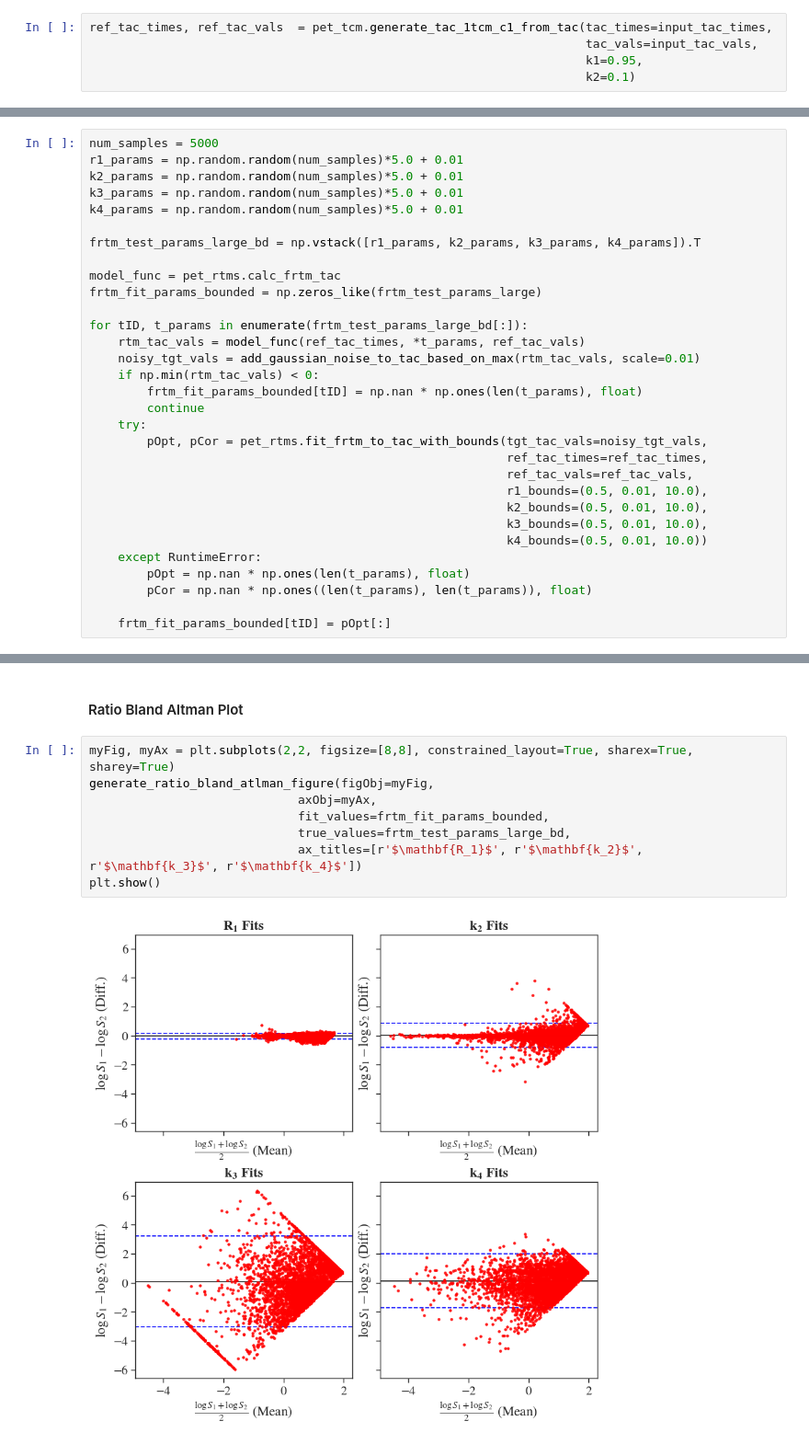
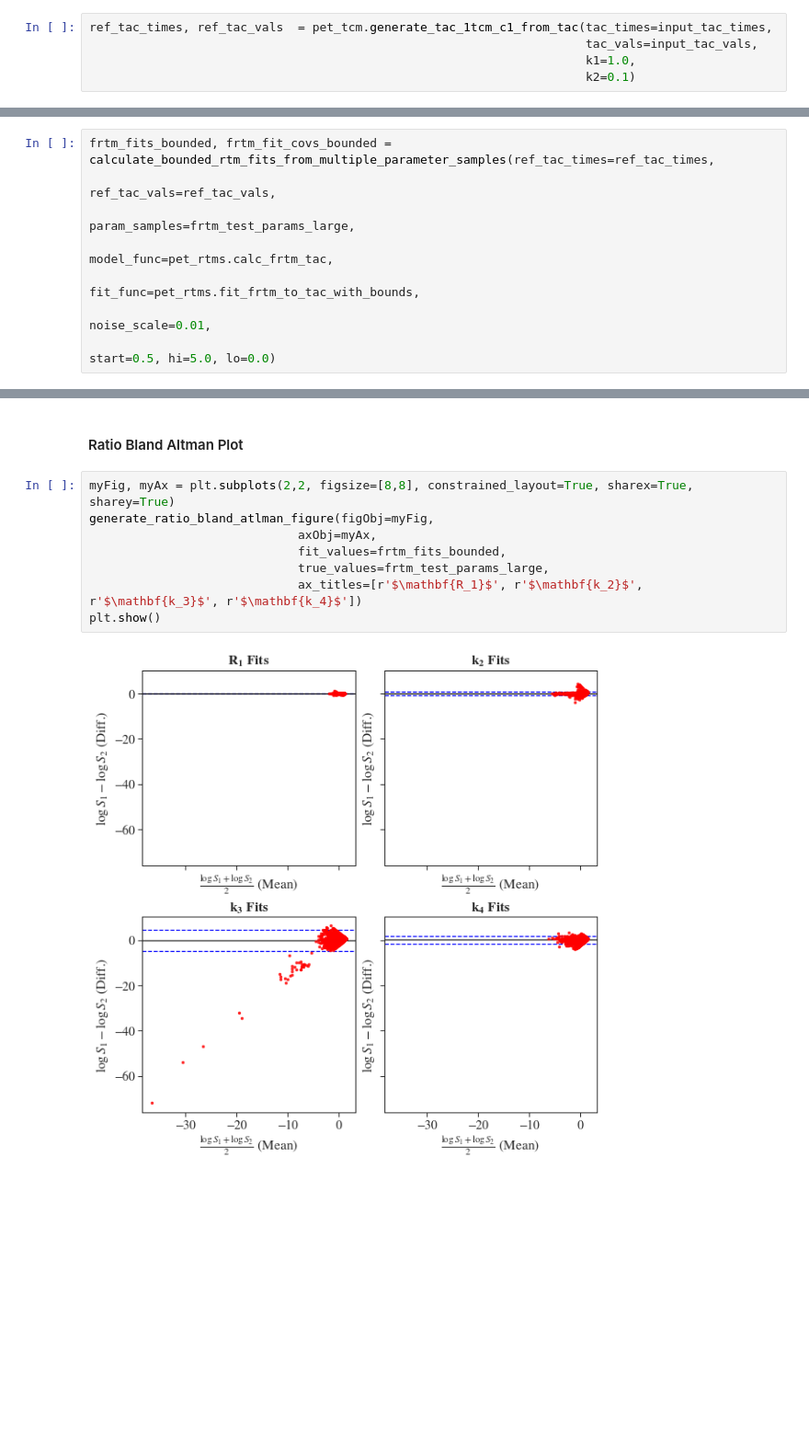
Before and after one commit to noahg-neuroimage/PETProcessing-fork2, a Jupyter notebook: test_notebooks/testing_RTMs/01_testing_RTMs.ipynb, the cells around one changed output, grey strips where cells are left out. Shown at 92% size. Cells and saved outputs as stored; diff of their text form; blank space fills up the shorter version.

Commit message:
Streamlined generating the scatterplots and bland-altman figures.

```diff
--- a/test_notebooks/testing_RTMs/01_testing_RTMs.ipynb
+++ b/test_notebooks/testing_RTMs/01_testing_RTMs.ipynb
@@ -410,7 +441,7 @@ We use a 1TCM with $K_1=1.5$ and $k_2=0.05$.
 # %%
 ref_tac_times, ref_tac_vals  = pet_tcm.generate_tac_1tcm_c1_from_tac(tac_times=input_tac_times,
                                                                      tac_vals=input_tac_vals,
-                                                                     k1=0.95,
+                                                                     k1=1.0,
                                                                      k2=0.1)
 # %% [markdown]
 ### Example FRTM TAC
@@ -611,33 +611,10 @@ plt.show()
-# %%
-num_samples = 5000
-r1_params = np.random.random(num_samples)*5.0 + 0.01
-k2_params = np.random.random(num_samples)*5.0 + 0.01
-k3_params = np.random.random(num_samples)*5.0 + 0.01
-k4_params = np.random.random(num_samples)*5.0 + 0.01
-
-frtm_test_params_large_bd = np.vstack([r1_params, k2_params, k3_params, k4_params]).T
-
-model_func = pet_rtms.calc_frtm_tac
-frtm_fit_params_bounded = np.zeros_like(frtm_test_params_large)
-
-for tID, t_params in enumerate(frtm_test_params_large_bd[:]):
-    rtm_tac_vals = model_func(ref_tac_times, *t_params, ref_tac_vals)
-    noisy_tgt_vals = add_gaussian_noise_to_tac_based_on_max(rtm_tac_vals, scale=0.01)
-    if np.min(rtm_tac_vals) < 0:
-        frtm_fit_params_bounded[tID] = np.nan * np.ones(len(t_params), float)
-        continue
-    try:
-        pOpt, pCor = pet_rtms.fit_frtm_to_tac_with_bounds(tgt_tac_vals=noisy_tgt_vals,
-                                                          ref_tac_times=ref_tac_times,
-                                                          ref_tac_vals=ref_tac_vals,
-                                                          r1_bounds=(0.5, 0.01, 10.0),
-                                                          k2_bounds=(0.5, 0.01, 10.0),
-                                                          k3_bounds=(0.5, 0.01, 10.0),
-                                                          k4_bounds=(0.5, 0.01, 10.0))
-    except RuntimeError:
-        pOpt = np.nan * np.ones(len(t_params), float)
-        pCor = np.nan * np.ones((len(t_params), len(t_params)), float)
-
-    frtm_fit_params_bounded[tID] = pOpt[:]
+# %%
+frtm_fits_bounded, frtm_fit_covs_bounded = calculate_bounded_rtm_fits_from_multiple_parameter_samples(ref_tac_times=ref_tac_times,
+                                                                                                      ref_tac_vals=ref_tac_vals,
+                                                                                                      param_samples=frtm_test_params_large,
+                                                                                                      model_func=pet_rtms.calc_frtm_tac,
+                                                                                                      fit_func=pet_rtms.fit_frtm_to_tac_with_bounds,
+                                                                                                      noise_scale=0.01,
+                                                                                                      start=0.5, hi=5.0, lo=0.0)
 # %% [markdown]
 #### Scatter Plot
@@ -677,10 +648,10 @@ plt.show()
 # %%
 myFig, myAx = plt.subplots(2,2, figsize=[8,8], constrained_layout=True, sharex=True, sharey=True)
 generate_ratio_bland_atlman_figure(figObj=myFig,
                              axObj=myAx,
-                             fit_values=frtm_fit_params_bounded,
-                             true_values=frtm_test_params_large_bd,
+                             fit_values=frtm_fits_bounded,
+                             true_values=frtm_test_params_large,
                              ax_titles=[r'$\mathbf{R_1}$', r'$\mathbf{k_2}$', r'$\mathbf{k_3}$', r'$\mathbf{k_4}$'])
 plt.show()
 # %% [output]
-[figure, old version]
+[figure, new version]
```
Also changed, not shown: parts of 57 cells of this notebook.
